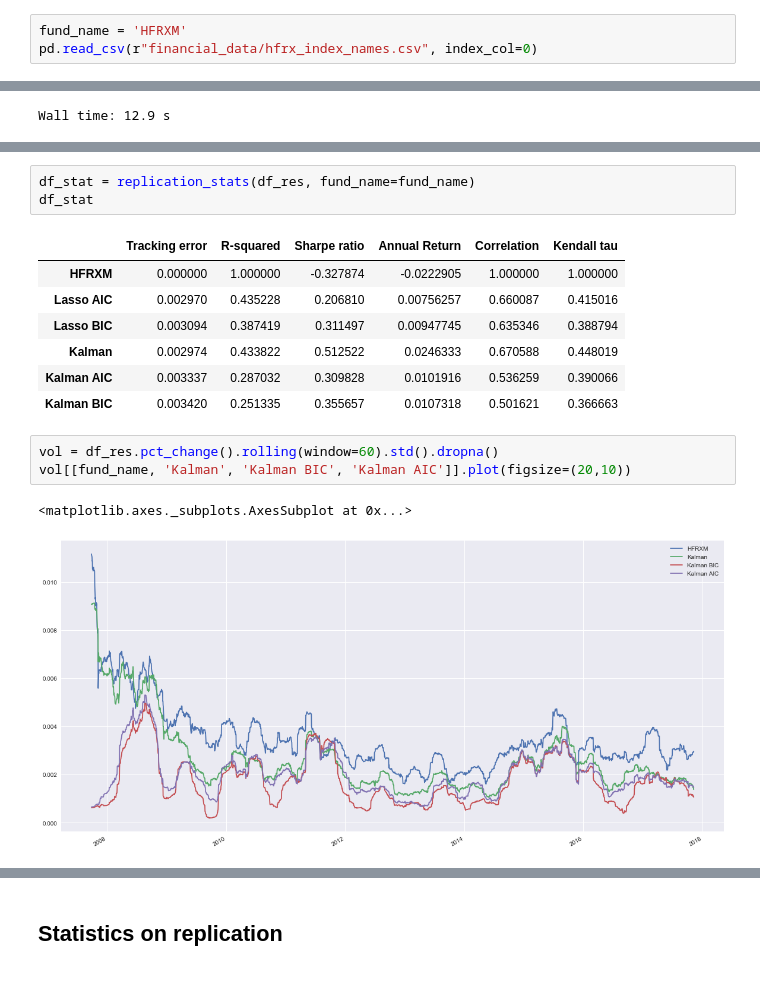
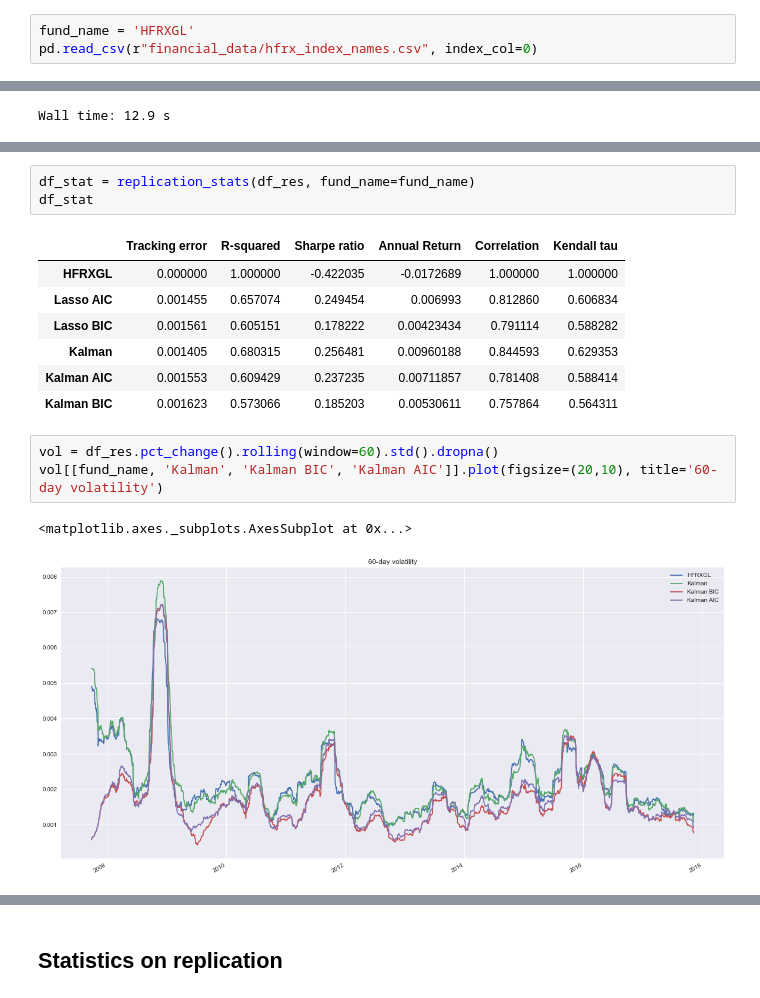
Before and after one commit to gwigniolle/Hedge-Fund-Replication, a Jupyter notebook: Replication HFRXGL.ipynb, the cells around one changed output, grey strips where cells are left out. Cells and saved outputs as stored; diff of their text form.

```diff
--- a/Replication HFRXGL.ipynb
+++ b/Replication HFRXGL.ipynb
@@ -20,7 +20,7 @@ from hc_graph import hc_stock, hc_piechart, hc_spiderweb
 [interactive output not drawn]
 Open console to check js libs were loaded in page
 # %%
-fund_name = 'HFRXM'
+fund_name = 'HFRXGL'
 pd.read_csv(r"financial_data/hfrx_index_names.csv", index_col=0)
 # %% [output]
 |  | Full Name |
@@ -166,15 +170,15 @@ df_stat = replication_stats(df_res, fund_name=fund_name)
 df_stat
 # %% [output]
 |  | Tracking error | R-squared | Sharpe ratio | Annual Return | Correlation | Kendall tau |
-| HFRXM | 0.000000 | 1.000000 | -0.327874 | -0.0222905 | 1.000000 | 1.000000 |
-| Lasso AIC | 0.002970 | 0.435228 | 0.206810 | 0.00756257 | 0.660087 | 0.415016 |
-| Lasso BIC | 0.003094 | 0.387419 | 0.311497 | 0.00947745 | 0.635346 | 0.388794 |
-| Kalman | 0.002974 | 0.433822 | 0.512522 | 0.0246333 | 0.670588 | 0.448019 |
-| Kalman AIC | 0.003337 | 0.287032 | 0.309828 | 0.0101916 | 0.536259 | 0.390066 |
-| Kalman BIC | 0.003420 | 0.251335 | 0.355657 | 0.0107318 | 0.501621 | 0.366663 |
+| HFRXGL | 0.000000 | 1.000000 | -0.422035 | -0.0172689 | 1.000000 | 1.000000 |
+| Lasso AIC | 0.001455 | 0.657074 | 0.249454 | 0.006993 | 0.812860 | 0.606834 |
+| Lasso BIC | 0.001561 | 0.605151 | 0.178222 | 0.00423434 | 0.791114 | 0.588282 |
+| Kalman | 0.001405 | 0.680315 | 0.256481 | 0.00960188 | 0.844593 | 0.629353 |
+| Kalman AIC | 0.001553 | 0.609429 | 0.237235 | 0.00711857 | 0.781408 | 0.588414 |
+| Kalman BIC | 0.001623 | 0.573066 | 0.185203 | 0.00530611 | 0.757864 | 0.564311 |
 # %%
 vol = df_res.pct_change().rolling(window=60).std().dropna()
-vol[[fund_name, 'Kalman', 'Kalman BIC', 'Kalman AIC']].plot(figsize=(20,10))
+vol[[fund_name, 'Kalman', 'Kalman BIC', 'Kalman AIC']].plot(figsize=(20,10), title='60-day volatility')
 # %% [output]
 <matplotlib.axes._subplots.AxesSubplot at 0x...>
-[figure, old version]
+[figure, new version]
```
Also changed, not shown: parts of 27 cells of this notebook.
